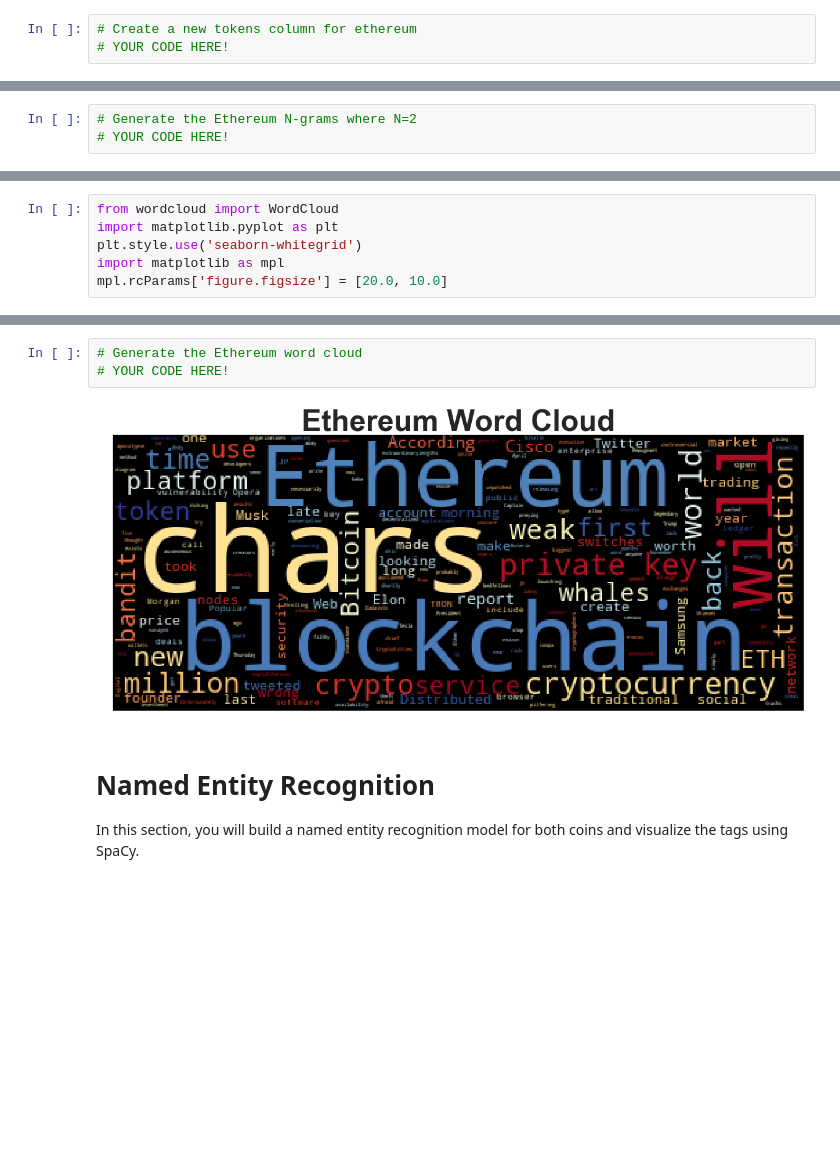
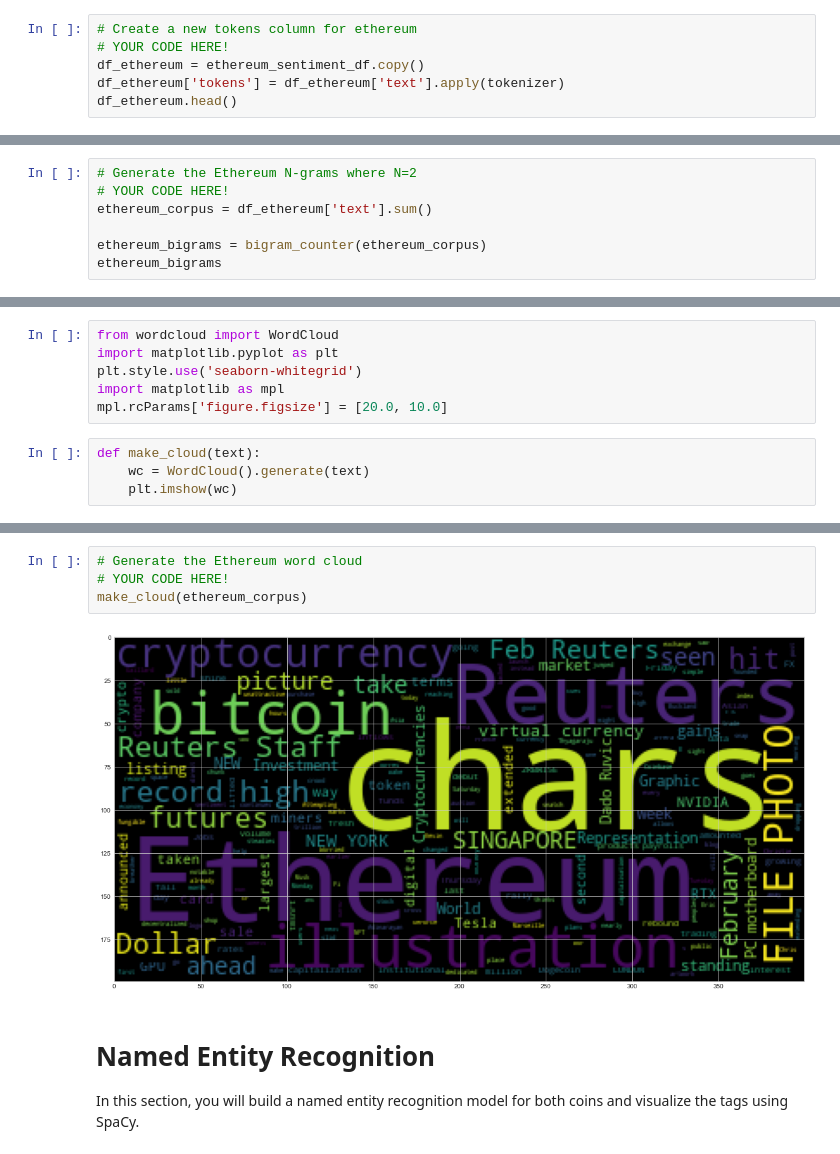
Before and after one commit to mnewk555/nlg-homework, a Jupyter notebook: crypto_sentiment.ipynb, the cells around one changed output, grey strips where cells are left out. Saved outputs shown, nothing was run; the diff lists cells and outputs as text; blank space fills up the shorter version.

```diff
--- a/crypto_sentiment.ipynb
+++ b/crypto_sentiment.ipynb
@@ -361,5 +361,8 @@ Name: tokens, dtype: object
 # %%
 # Create a new tokens column for ethereum
 # YOUR CODE HERE!
+df_ethereum = ethereum_sentiment_df.copy()
+df_ethereum['tokens'] = df_ethereum['text'].apply(tokenizer)
+df_ethereum.head()
 # %% [output]
 |  | Compound | Negative | Neutral | Positive | text | tokens |
@@ -407,4 +416,8 @@ from nltk import ngrams
 # %%
 # Generate the Ethereum N-grams where N=2
 # YOUR CODE HERE!
+ethereum_corpus = df_ethereum['text'].sum()
+
+ethereum_bigrams = bigram_counter(ethereum_corpus)
+ethereum_bigrams
 # %% [output]
@@ -471,6 +479,10 @@ import matplotlib.pyplot as plt
 plt.style.use('seaborn-whitegrid')
 import matplotlib as mpl
 mpl.rcParams['figure.figsize'] = [20.0, 10.0]
+# %%
+def make_cloud(text):
+    wc = WordCloud().generate(text)
+    plt.imshow(wc)
 # %%
 # Generate the Bitcoin word cloud
 # YOUR CODE HERE!
@@ -479,8 +492,9 @@ mpl.rcParams['figure.figsize'] = [20.0, 10.0]
 # %%
 # Generate the Ethereum word cloud
 # YOUR CODE HERE!
+make_cloud(ethereum_corpus)
 # %% [output]
-[figure, old version]
+[figure, new version]
 # %% [markdown]
 # Named Entity Recognition
 
```
Also changed, not shown: parts of 23 cells of this notebook.
